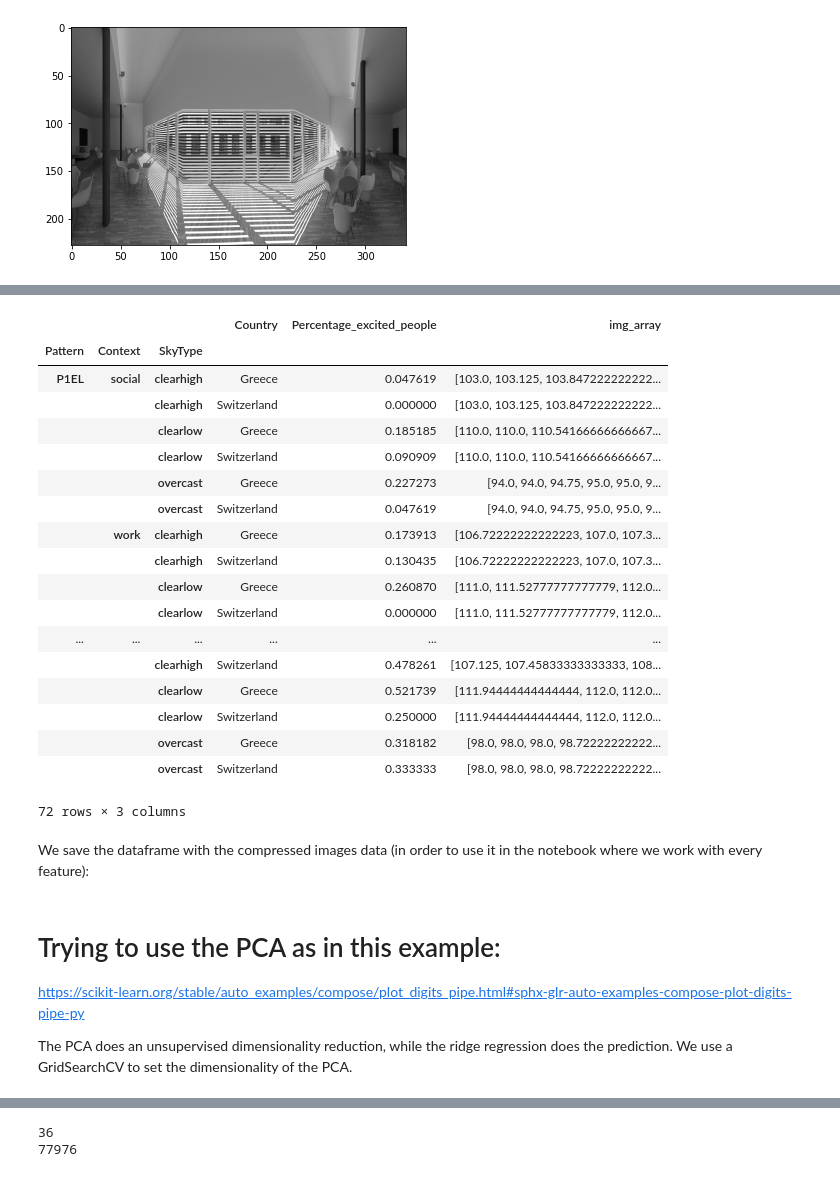
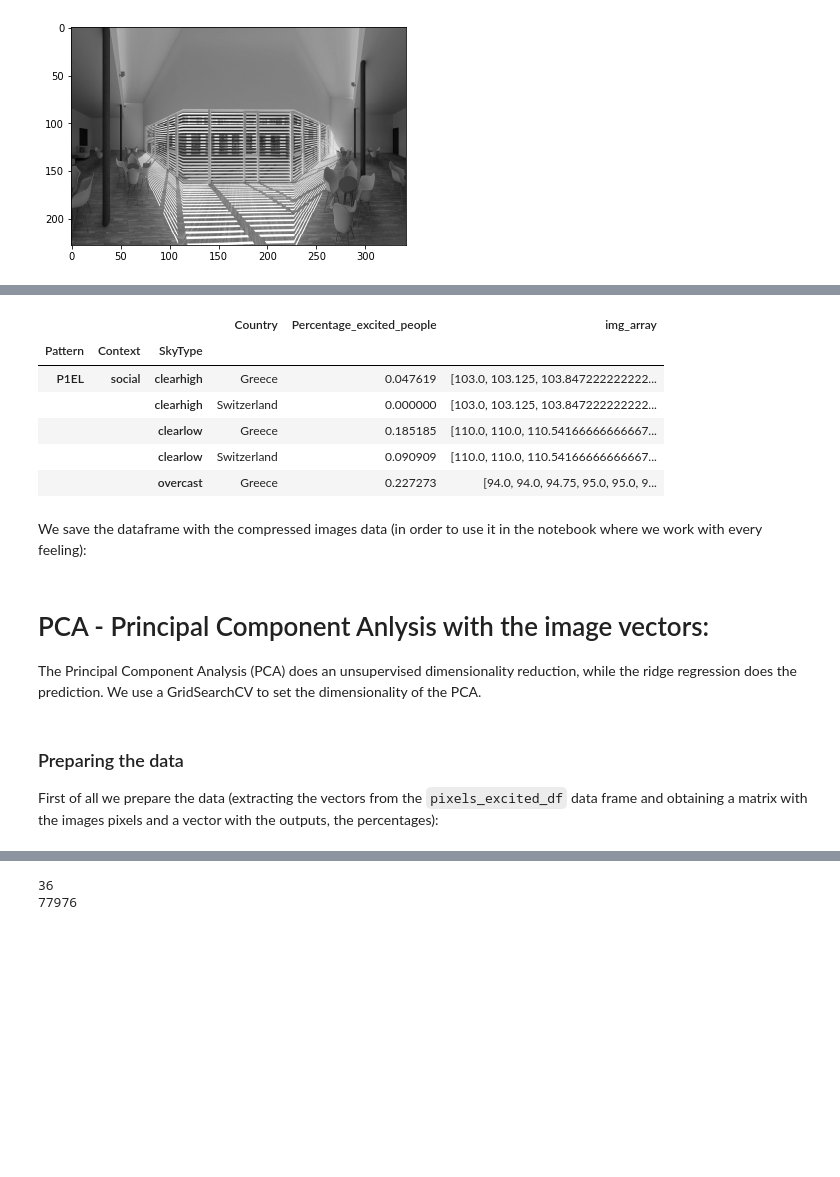
Before and after one commit to joSanchez28/Machine-Learning-EPFL, a Jupyter notebook: Project2-ArchitectureExperiment/Project2-Notebook - New Approach.ipynb, the cells around one changed output, grey strips where cells are left out. Drawn from its saved outputs; the diff is of its cells as text; code cells hidden in the pictures; blank space fills up the shorter version.

Commit message:
Runned main notebook

```diff
--- a/Project2-ArchitectureExperiment/Project2-Notebook - New Approach.ipynb
+++ b/Project2-ArchitectureExperiment/Project2-Notebook - New Approach.ipynb
@@ -832,2 +732,2 @@ print(im.shape)
 # %%
-im = np.asarray(im)
+image = np.asarray(image)
@@ -843,5 +733,0 @@ plt.imshow(im)
-# %%
-#flatten image for use
-
-im = im.flatten()
-im.shape
@@ -850,4 +733,0 @@ im.shape
-# %%
-# this way we can reproduce the image
-im = im.reshape([1368, 4104, 3])
-plt.imshow(im)
@@ -954,17 +838,14 @@ Let's try with the last one process, image_downscaled, but now for every image:
 shadows = ['p1', 'p2', 'p3','p4', 'p5', 'p6']
 enviro = ['social', 'work']
 sun = ['clearhigh', 'clearlow', 'overcast']
-
-Image_path = DATA_FOLDER + "BMP/"
 image_name = "cube_persp.bmp"
 
 pixels = []
-
 for sh in shadows:
     for e in enviro:
         for s in sun:
             folder_name = sh+ "_"+ e+ "_"+ s+ "_"+ "sg_largewin_simu/"
-            path = Image_path+ folder_name + image_name
+            path = IMAGES_PATH + folder_name + image_name
             im = imageio.imread(path)
             #NEW
             im = im[:,:,0]
@@ -997,35 +878,21 @@ percent_excited = fdata[['Country', 'Pattern', 'Context', 'SkyType', 'Percentage
 # %%
 pixels_excited_df = percent_excited.set_index(['Pattern', 'Context', 'SkyType']).join(pixels_df.set_index(['Pattern', 'Context', 'SkyType']))
 # %%
-pixels_excited_df
+pixels_excited_df.head()
 # %% [output]
 |  |  |  | Country | Percentage_excited_people | img_array |
 | Pattern | Context | SkyType |  |  |  |
 | P1EL | social | clearhigh | Greece | 0.047619 | [103.0, 103.125, 103.847222222222... |
 |  |  | clearhigh | Switzerland | 0.000000 | [103.0, 103.125, 103.847222222222... |
 |  |  | clearlow | Greece | 0.185185 | [110.0, 110.0, 110.54166666666667... |
 |  |  | clearlow | Switzerland | 0.090909 | [110.0, 110.0, 110.54166666666667... |
 |  |  | overcast | Greece | 0.227273 | [94.0, 94.0, 94.75, 95.0, 95.0, 9... |
-|  |  | overcast | Switzerland | 0.047619 | [94.0, 94.0, 94.75, 95.0, 95.0, 9... |
-|  | work | clearhigh | Greece | 0.173913 | [106.72222222222223, 107.0, 107.3... |
-|  |  | clearhigh | Switzerland | 0.130435 | [106.72222222222223, 107.0, 107.3... |
-|  |  | clearlow | Greece | 0.260870 | [111.0, 111.52777777777779, 112.0... |
-|  |  | clearlow | Switzerland | 0.000000 | [111.0, 111.52777777777779, 112.0... |
-| ... | ... | ... | ... | ... | ... |
-|  |  | clearhigh | Switzerland | 0.478261 | [107.125, 107.45833333333333, 108... |
-|  |  | clearlow | Greece | 0.521739 | [111.94444444444444, 112.0, 112.0... |
-|  |  | clearlow | Switzerland | 0.250000 | [111.94444444444444, 112.0, 112.0... |
-|  |  | overcast | Greece | 0.318182 | [98.0, 98.0, 98.0, 98.72222222222... |
-|  |  | overcast | Switzerland | 0.333333 | [98.0, 98.0, 98.0, 98.72222222222... |
-72 rows × 3 columns
 # %% [markdown]
-We save the dataframe with the compressed images data (in order to use it in the notebook where we work with every feature):
+We save the dataframe with the compressed images data (in order to use it in the notebook where we work with every feeling):
 # %%
 pixels_excited_df.to_parquet(DATA_FOLDER + "pixels_compressed.parquet") #The images are the same for Greece and Switzerland
 # %% [markdown]
-# Trying to use the PCA as in this example:
+# PCA - Principal Component Anlysis with the image vectors:
 
-https://scikit-learn.org/stable/auto_examples/compose/plot_digits_pipe.html#sphx-glr-auto-examples-compose-plot-digits-pipe-py
-
-The PCA does an unsupervised dimensionality reduction, while the ridge regression does the prediction.
+The Principal Component Analysis (PCA) does an unsupervised dimensionality reduction, while the ridge regression does the prediction.
 We use a GridSearchCV to set the dimensionality of the PCA.
@@ -1042,3 +899,6 @@ pipe = Pipeline(steps=[('pca', pca), ('rig_reg', Ridge(solver="lsqr"))])
+# %% [markdown]
+### Preparing the data
+First of all we prepare the data (extracting the vectors from the `pixels_excited_df` data frame and obtaining a matrix with the images pixels and a vector with the outputs, the percentages):
 # %%
 pixels_greece = pixels_excited_df[pixels_excited_df["Country"]=="Greece"]
 pixels_switz = pixels_excited_df[pixels_excited_df["Country"]=="Switzerland"]
```
Also changed, not shown: parts of 105 cells of this notebook, 24 other files.
